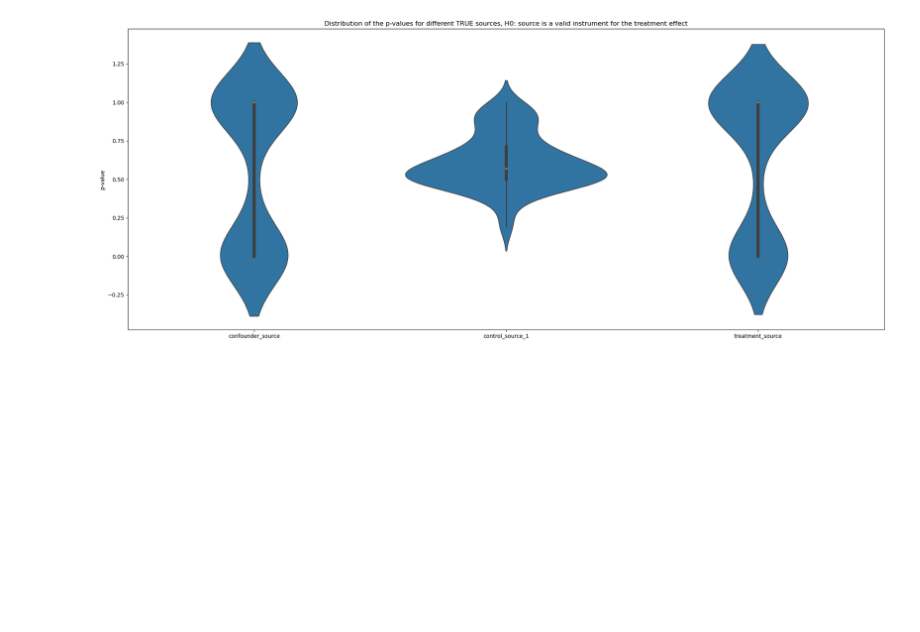
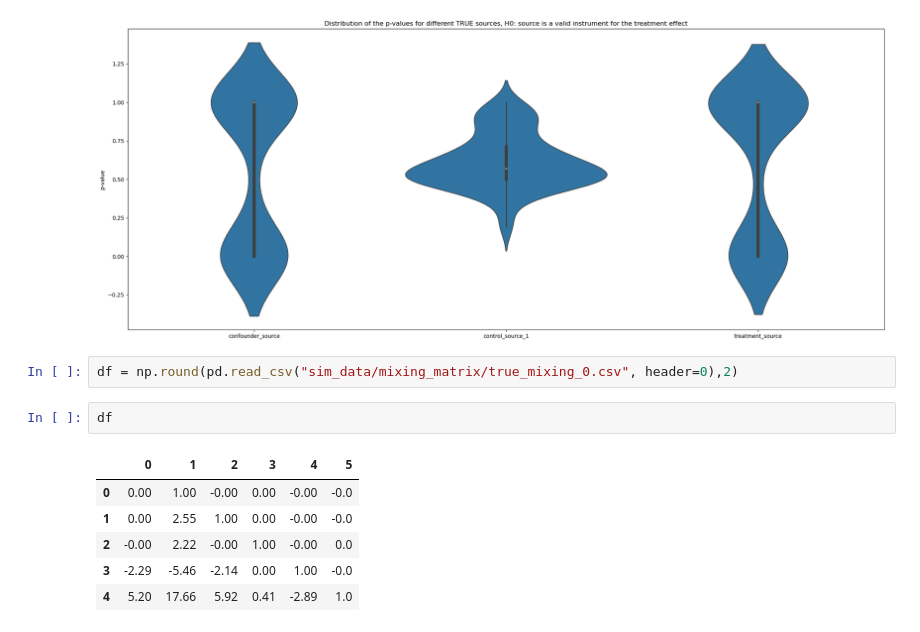
Before and after one commit to malo4300/ICA_IV, a Jupyter notebook: plots_iv_test.ipynb, the cells around one changed output. Cells and saved outputs as stored; diff of their text form; blank space fills up the shorter version.

```diff
--- a/plots_iv_test.ipynb
+++ b/plots_iv_test.ipynb
@@ -32,3 +33,14 @@ plt.ylabel("p-value")
 plt.show()
 # %% [output]
 [figure]
+# %%
+df = np.round(pd.read_csv("sim_data/mixing_matrix/true_mixing_0.csv", header=0),2)
+# %%
+df
+# %% [output]
+|  | 0 | 1 | 2 | 3 | 4 | 5 |
+| 0 | 0.00 | 1.00 | -0.00 | 0.00 | -0.00 | -0.0 |
+| 1 | 0.00 | 2.55 | 1.00 | 0.00 | -0.00 | -0.0 |
+| 2 | -0.00 | 2.22 | -0.00 | 1.00 | -0.00 | 0.0 |
+| 3 | -2.29 | -5.46 | -2.14 | 0.00 | 1.00 | -0.0 |
+| 4 | 5.20 | 17.66 | 5.92 | 0.41 | -2.89 | 1.0 |
```
Also changed, not shown: parts of 4 cells of this notebook, 2 other files.
